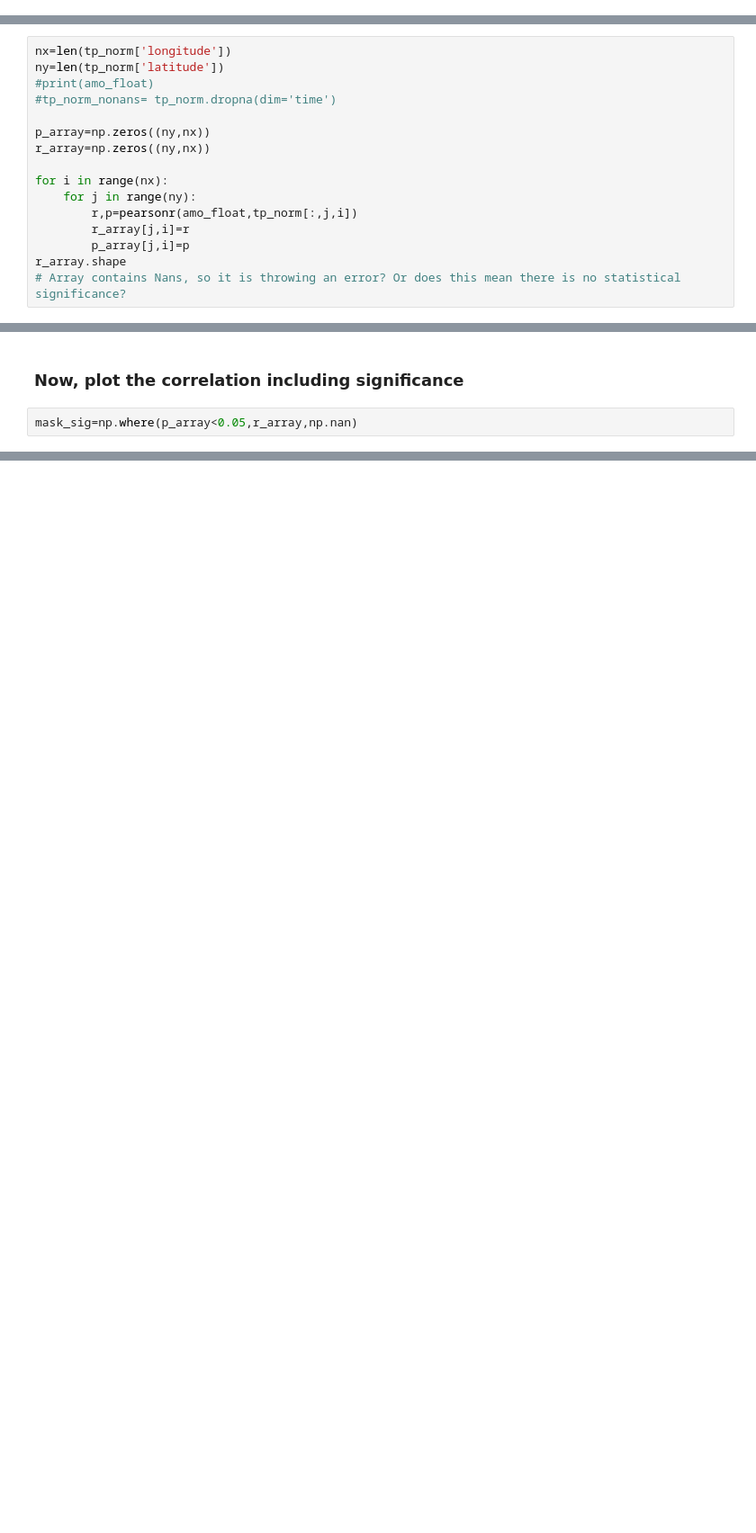
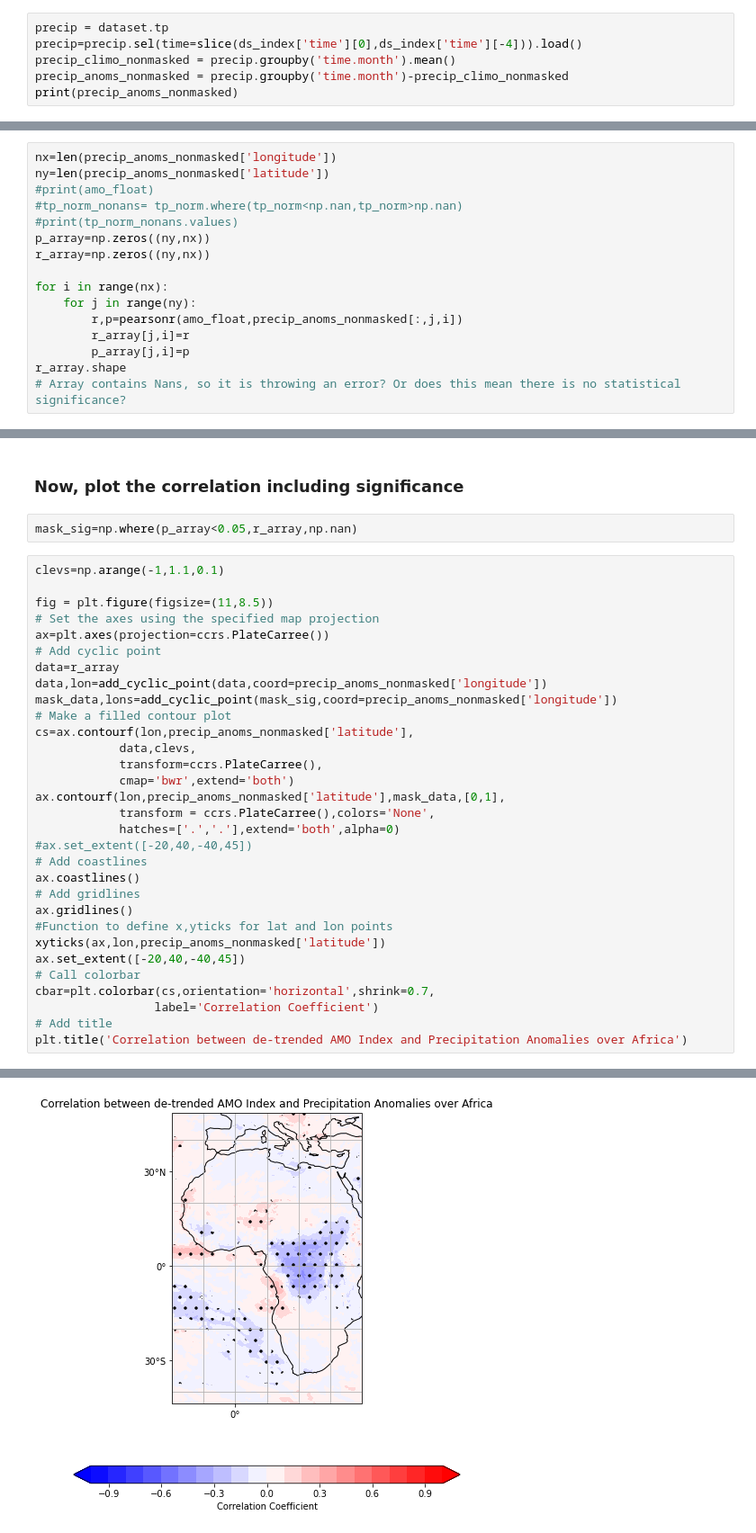
Before and after one commit to areed29/CLIM680_project, a Jupyter notebook: CorrelationAnalysis_AMO_precip.ipynb, the cells around one changed output, grey strips where cells are left out. Shown at 90% size. Drawn from its saved outputs; the diff is of its cells as text; blank space fills up the shorter version.

```diff
--- a/CorrelationAnalysis_AMO_precip.ipynb
+++ b/CorrelationAnalysis_AMO_precip.ipynb
@@ -374,3 +272,9 @@ Text(0.5, 0.98, 'Correlation between AMO Index and Precipitation Anomalies over
 ### Statistical Significance of a Correlation
 # %%
 from scipy.stats import pearsonr
+# %%
+precip = dataset.tp
+precip=precip.sel(time=slice(ds_index['time'][0],ds_index['time'][-4])).load()
+precip_climo_nonmasked = precip.groupby('time.month').mean()
+precip_anoms_nonmasked = precip.groupby('time.month')-precip_climo_nonmasked
+print(precip_anoms_nonmasked)
@@ -377,15 +299,15 @@ from scipy.stats import pearsonr
 # %%
-nx=len(tp_norm['longitude'])
-ny=len(tp_norm['latitude'])
+nx=len(precip_anoms_nonmasked['longitude'])
+ny=len(precip_anoms_nonmasked['latitude'])
 #print(amo_float)
-#tp_norm_nonans= tp_norm.dropna(dim='time')
-
+#tp_norm_nonans= tp_norm.where(tp_norm<np.nan,tp_norm>np.nan)
+#print(tp_norm_nonans.values)
 p_array=np.zeros((ny,nx))
 r_array=np.zeros((ny,nx))
 
 for i in range(nx):
     for j in range(ny):
-        r,p=pearsonr(amo_float,tp_norm[:,j,i])
+        r,p=pearsonr(amo_float,precip_anoms_nonmasked[:,j,i])
         r_array[j,i]=r
         p_array[j,i]=p
 r_array.shape
@@ -401,3 +329,35 @@ plt.colorbar()
 ### Now, plot the correlation including significance
 # %%
 mask_sig=np.where(p_array<0.05,r_array,np.nan)
+# %%
+clevs=np.arange(-1,1.1,0.1)
+
+fig = plt.figure(figsize=(11,8.5))
+# Set the axes using the specified map projection
+ax=plt.axes(projection=ccrs.PlateCarree())
+# Add cyclic point
+data=r_array
+data,lon=add_cyclic_point(data,coord=precip_anoms_nonmasked['longitude'])
+mask_data,lons=add_cyclic_point(mask_sig,coord=precip_anoms_nonmasked['longitude'])
+# Make a filled contour plot
+cs=ax.contourf(lon,precip_anoms_nonmasked['latitude'],
+            data,clevs,
+            transform=ccrs.PlateCarree(),
+            cmap='bwr',extend='both')
+ax.contourf(lon,precip_anoms_nonmasked['latitude'],mask_data,[0,1],
+            transform = ccrs.PlateCarree(),colors='None',
+            hatches=['.','.'],extend='both',alpha=0)
+#ax.set_extent([-20,40,-40,45])
+# Add coastlines
+ax.coastlines()
+# Add gridlines
+ax.gridlines()
+#Function to define x,yticks for lat and lon points
+xyticks(ax,lon,precip_anoms_nonmasked['latitude'])
+ax.set_extent([-20,40,-40,45])
+# Call colorbar
+cbar=plt.colorbar(cs,orientation='horizontal',shrink=0.7,
+                 label='Correlation Coefficient')
+# Add title
+plt.title('Correlation between de-trended AMO Index and Precipitation Anomalies over Africa')
+# %% [output]
@@ -403,0 +365 @@ mask_sig=np.where(p_array<0.05,r_array,np.nan)
+[figure, added]
```
Also changed, not shown: parts of 38 cells of this notebook, 2 other files.
